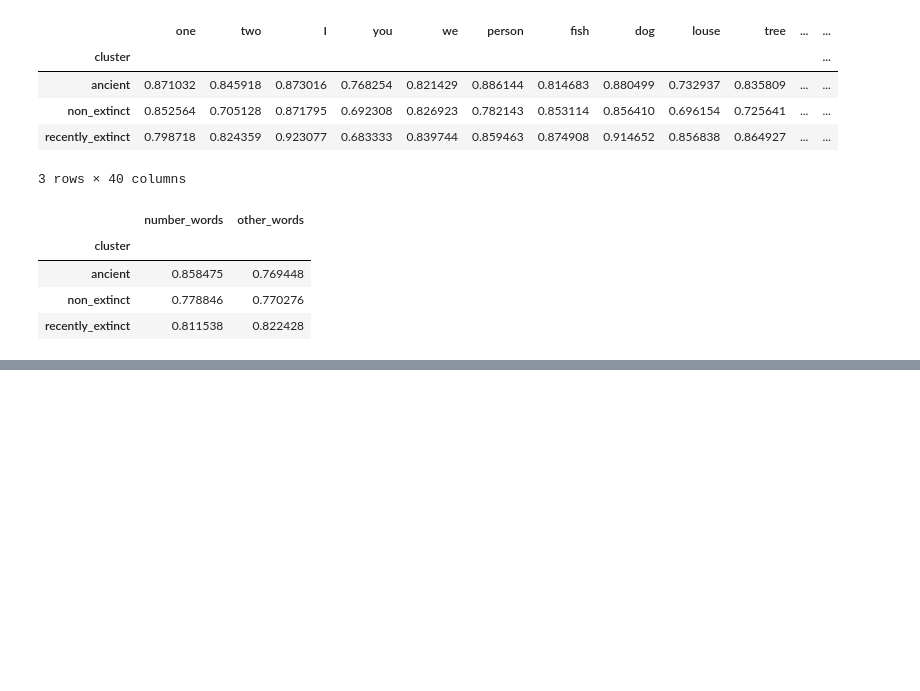
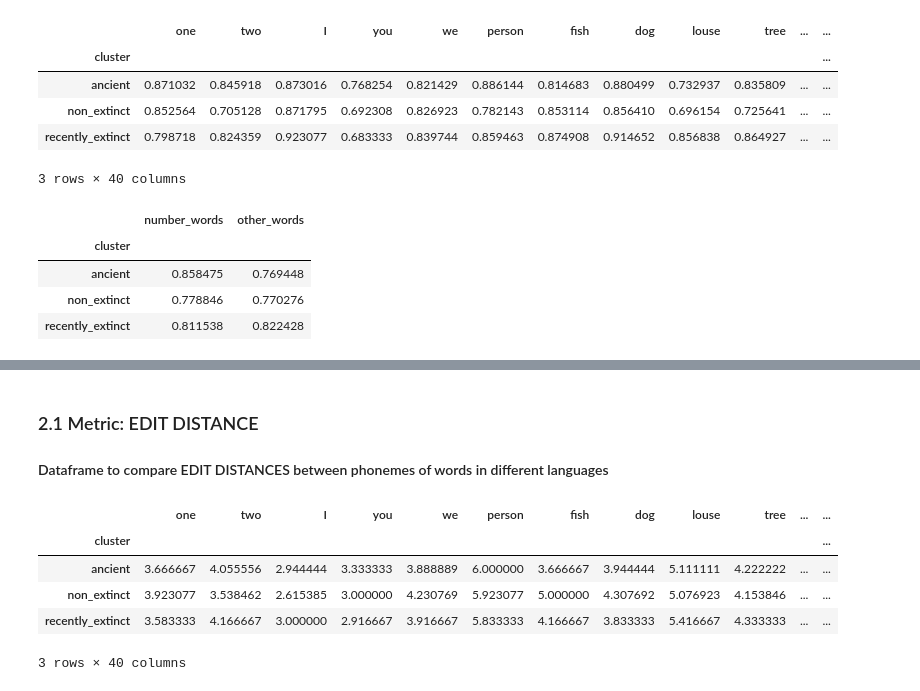
Before and after one commit to sidsvash26/history_of_number_words, a Jupyter notebook: Project_2_History_of_Number_words.ipynb, the cells around one changed output, grey strips where cells are left out. Saved outputs shown, nothing was run; the diff lists cells and outputs as text; code cells hidden in the pictures; blank space fills up the shorter version.

Commit message:
afro-asiatic updated

```diff
--- a/Project_2_History_of_Number_words.ipynb
+++ b/Project_2_History_of_Number_words.ipynb
@@ -20,4 +20,5 @@ random.seed(1234)
 
 #Data_Paths:
 data_path = 'csv_files/'
-metadata = 'Languages_indo_euro.csv'
+metadata_ie = 'Languages_indo_euro.csv'
+metadata_aa = 'Languages_afro_asiatic.csv'
@@ -41,0 +39,8 @@ Each function's description is described within the function
+# %%
+#Indo_European metadata
+indo_euro = pd.read_csv(metadata_ie, encoding='utf8')
+print("Number of indo european languages: %d" % len(indo_euro))
+
+#Afro_asiatic metadata
+afro_asia = pd.read_csv(metadata_aa, encoding='utf8')
+print("Number of afro asiatic languages: %d" % len(afro_asia))
@@ -365,0 +403,11 @@ df[['number_words', 'other_words']].groupby(level=['cluster']).mean()
+# %%
+#Store the names of languages in a list
+ancient_l = ancient_langs(afro_asia)
+rec_ext_l = recently_extinct(afro_asia)
+new_lang_l = new_languages(afro_asia)
+
+
+all_langs = new_lang_l + rec_ext_l + ancient_l
+
+#Multi index for pandas dataframe
+index_adv = pd.MultiIndex.from_tuples(all_langs, names=['language', 'cluster'])
@@ -365,0 +425,27 @@ df[['number_words', 'other_words']].groupby(level=['cluster']).mean()
+# %% [markdown]
+### 2.1 Metric: EDIT DISTANCE
+#### Dataframe to compare EDIT DISTANCES between phonemes of words in different languages
+# %%
+#Create an empty dataframe with columns as words and multi index (language, cluster)
+df = pd.DataFrame(columns = words, index = index_adv, dtype=float)
+
+#Evaluate metrics for each pair of language
+for (lang, cluster) in all_langs:
+    for word in words:
+        try:
+            df.loc[(lang, cluster),word] = similarity_metric('edit_d', 'ENGLISH', lang, word)
+        except:
+            pass   #for words not found in a particular language
+
+#Missing Value imputations by Median
+df.fillna(df.median(), inplace=True)
+
+#Mean Grouping by clsuters
+df.groupby(level=['cluster']).mean()
+# %% [output]
+|  | one | two | I | you | we | person | fish | dog | louse | tree | ... | ... |
+| cluster |  |  |  |  |  |  |  |  |  |  |  | ... |
+| ancient | 3.666667 | 4.055556 | 2.944444 | 3.333333 | 3.888889 | 6.000000 | 3.666667 | 3.944444 | 5.111111 | 4.222222 | ... | ... |
+| non_extinct | 3.923077 | 3.538462 | 2.615385 | 3.000000 | 4.230769 | 5.923077 | 5.000000 | 4.307692 | 5.076923 | 4.153846 | ... | ... |
+| recently_extinct | 3.583333 | 4.166667 | 3.000000 | 2.916667 | 3.916667 | 5.833333 | 4.166667 | 3.833333 | 5.416667 | 4.333333 | ... | ... |
+3 rows × 40 columns
```
Also changed, not shown: parts of 32 cells of this notebook.
